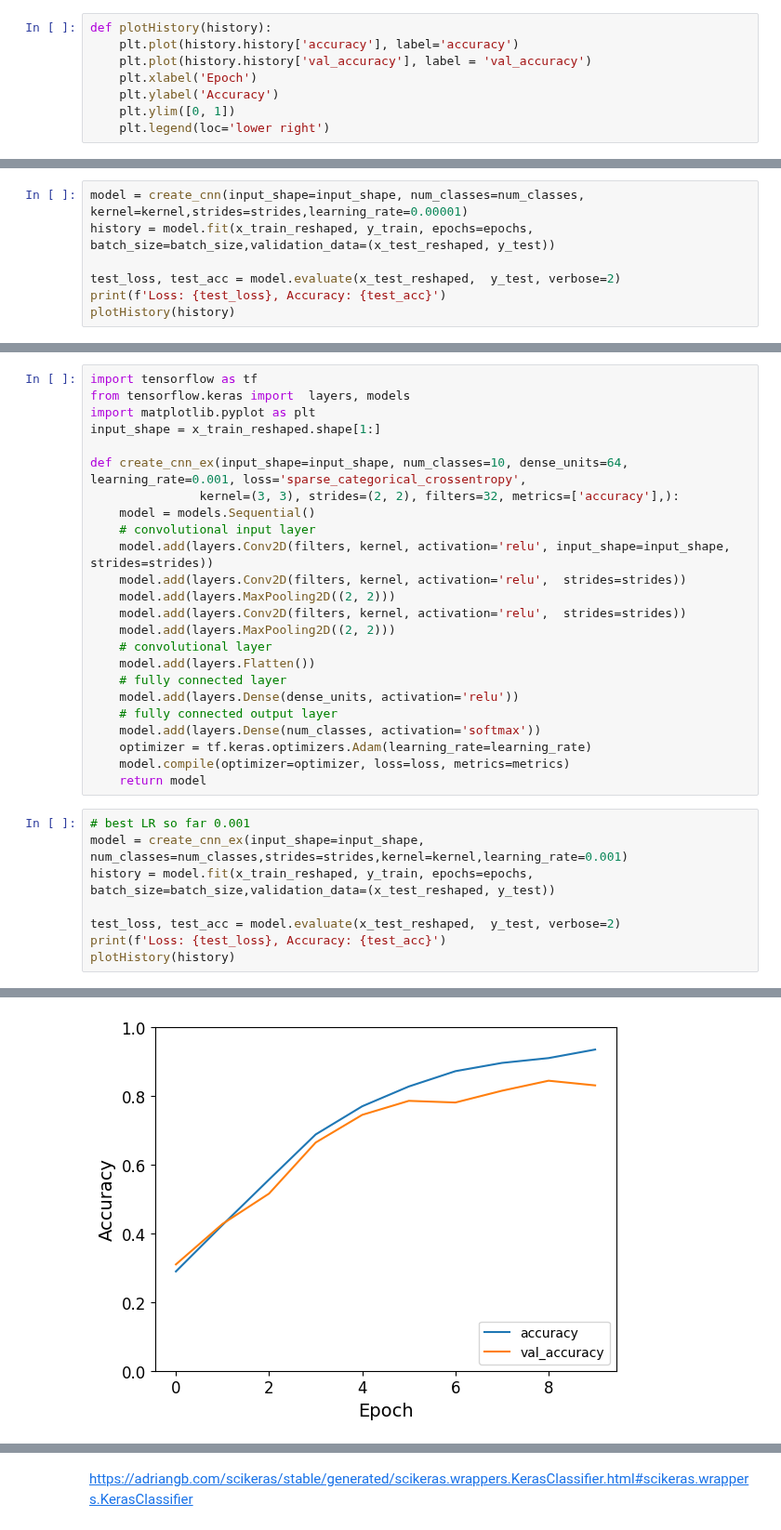
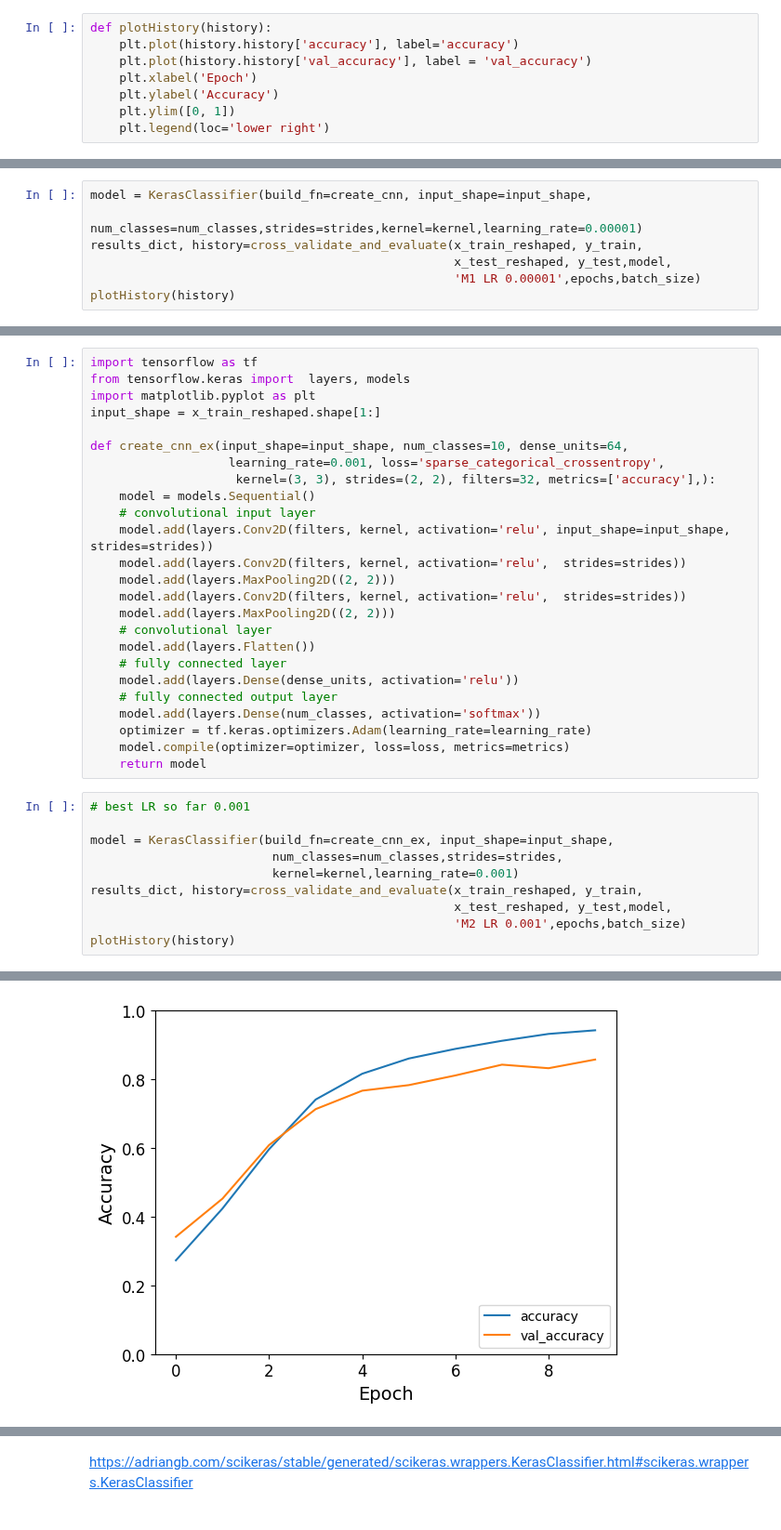
Before and after one commit to farheenfab/DMML-GroupProject, a Jupyter notebook: CW/CW - Part 4.ipynb, the cells around one changed output, grey strips where cells are left out. Shown at 93% size. Cells and saved outputs as stored; diff of their text form.

```diff
--- a/CW/CW - Part 4.ipynb
+++ b/CW/CW - Part 4.ipynb
@@ -275,8 +303,8 @@ Loss: 1.130296230316162, Accuracy: 0.6313915848731995
 # %%
-model = create_cnn(input_shape=input_shape, num_classes=num_classes, kernel=kernel,strides=strides,learning_rate=0.00001)
-history = model.fit(x_train_reshaped, y_train, epochs=epochs, batch_size=batch_size,validation_data=(x_test_reshaped, y_test))
-
-test_loss, test_acc = model.evaluate(x_test_reshaped,  y_test, verbose=2)
-print(f'Loss: {test_loss}, Accuracy: {test_acc}')
+model = KerasClassifier(build_fn=create_cnn, input_shape=input_shape,
+                         num_classes=num_classes,strides=strides,kernel=kernel,learning_rate=0.00001)
+results_dict, history=cross_validate_and_evaluate(x_train_reshaped, y_train,
+                                                  x_test_reshaped, y_test,model,
+                                                  'M1 LR 0.00001',epochs,batch_size)
 plotHistory(history)
 # %% [output]
@@ -304,8 +341,9 @@ from tensorflow.keras import  layers, models
 import matplotlib.pyplot as plt
 input_shape = x_train_reshaped.shape[1:]
 
-def create_cnn_ex(input_shape=input_shape, num_classes=10, dense_units=64, learning_rate=0.001, loss='sparse_categorical_crossentropy',
-               kernel=(3, 3), strides=(2, 2), filters=32, metrics=['accuracy'],):
+def create_cnn_ex(input_shape=input_shape, num_classes=10, dense_units=64,
+                   learning_rate=0.001, loss='sparse_categorical_crossentropy',
+                    kernel=(3, 3), strides=(2, 2), filters=32, metrics=['accuracy'],):
     model = models.Sequential()
     # convolutional input layer
     model.add(layers.Conv2D(filters, kernel, activation='relu', input_shape=input_shape, strides=strides))
@@ -324,10 +362,12 @@ def create_cnn_ex(input_shape=input_shape, num_classes=10, dense_units=64, learn
     return model
 # %%
 # best LR so far 0.001
-model = create_cnn_ex(input_shape=input_shape, num_classes=num_classes,strides=strides,kernel=kernel,learning_rate=0.001)
-history = model.fit(x_train_reshaped, y_train, epochs=epochs, batch_size=batch_size,validation_data=(x_test_reshaped, y_test))
 
-test_loss, test_acc = model.evaluate(x_test_reshaped,  y_test, verbose=2)
-print(f'Loss: {test_loss}, Accuracy: {test_acc}')
+model = KerasClassifier(build_fn=create_cnn_ex, input_shape=input_shape,
+                         num_classes=num_classes,strides=strides,
+                         kernel=kernel,learning_rate=0.001)
+results_dict, history=cross_validate_and_evaluate(x_train_reshaped, y_train,
+                                                  x_test_reshaped, y_test,model,
+                                                  'M2 LR 0.001',epochs,batch_size)
 plotHistory(history)
 # %% [output]
@@ -351,4 +391,4 @@ Loss: 0.6823073625564575, Accuracy: 0.8307443261146545
-[figure, old version]
+[figure, new version]
 # %%
 import tensorflow as tf
 from tensorflow.keras import  layers, models
```
Also changed, not shown: parts of 19 cells of this notebook, 1 other file.
